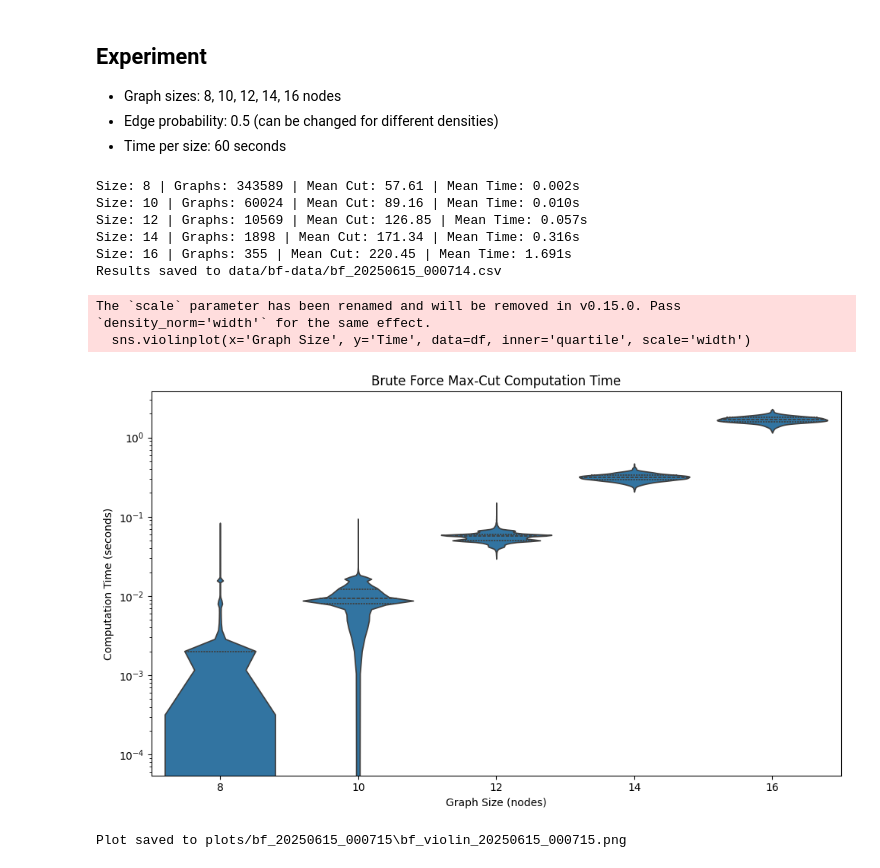
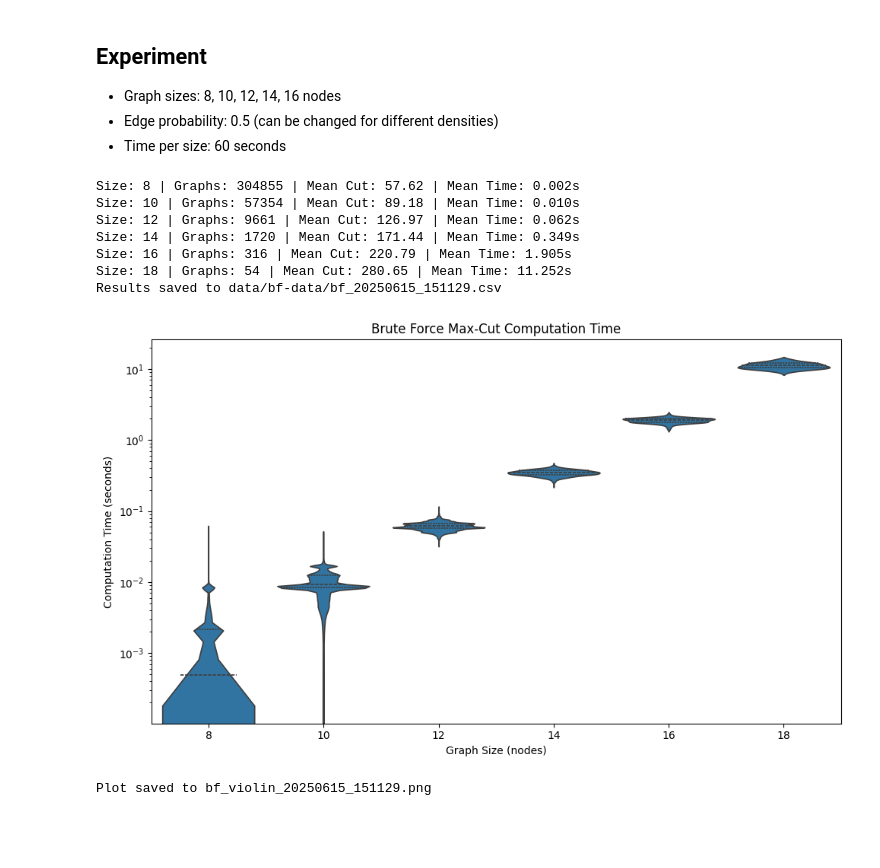
Before and after one commit to wujciak/DiscreteMath, a Jupyter notebook: max-cut/bruteforce-maxcut.ipynb, the cells around one changed output. Saved outputs shown, nothing was run; the diff lists cells and outputs as text; code cells hidden in the pictures; blank space fills up the shorter version.

```diff
--- a/max-cut/bruteforce-maxcut.ipynb
+++ b/max-cut/bruteforce-maxcut.ipynb
@@ -65,50 +65,48 @@ def run_bruteforce_experiment_time_budget(sizes, edge_prob=0.5, time_per_size=42
 - Edge probability: 0.5 (can be changed for different densities)
 - Time per size: 60 seconds
 # %%
-sizes = [8, 10, 12, 14, 16]
+sizes = [8, 10, 12, 14, 16, 18]
 edge_prob = 0.5
 time_per_size = 600  # seconds
 # 6 sizes with 600 seconds each = 1 hour total
 
 cut_values, times = run_bruteforce_experiment_time_budget(sizes, edge_prob, time_per_size)
 
 df = pd.DataFrame({
     'Graph Size': sum([[size]*len(vals) for size, vals in zip(sizes, cut_values)], []),
     'Cut Value': sum(cut_values, []),
     'Time': sum(times, [])
 })
 
 # Save CSV
 os.makedirs("data/bf-data", exist_ok=True)
 timestamp = datetime.now().strftime("%Y%m%d_%H%M%S")
 csv_path = f"data/bf-data/bf_{timestamp}.csv"
 df.to_csv(csv_path, index=False)
 print(f"Results saved to {csv_path}")
 
 # Save plot
+os.makedirs("plots/bf-plots", exist_ok=True)
 timestamp = datetime.now().strftime("%Y%m%d_%H%M%S")
-plot_dir = f"plots/bf_{timestamp}"
-os.makedirs(plot_dir, exist_ok=True)
-plot_path = os.path.join(plot_dir, f"bf_violin_{timestamp}.png")
+plot_path = f"bf_violin_{timestamp}.png"
 
 plt.figure(figsize=(10,6))
 sns.violinplot(x='Graph Size', y='Time', data=df, inner='quartile', density_norm='width')
 plt.title('Brute Force Max-Cut Computation Time')
 plt.xlabel('Graph Size (nodes)')
 plt.ylabel('Computation Time (seconds)')
 plt.yscale('log')
 plt.tight_layout()
 plt.savefig(plot_path)
 plt.show()
 print(f"Plot saved to {plot_path}")
 # %% [output]
-Size: 8 | Graphs: 343589 | Mean Cut: 57.61 | Mean Time: 0.002s
-Size: 10 | Graphs: 60024 | Mean Cut: 89.16 | Mean Time: 0.010s
-Size: 12 | Graphs: 10569 | Mean Cut: 126.85 | Mean Time: 0.057s
-Size: 14 | Graphs: 1898 | Mean Cut: 171.34 | Mean Time: 0.316s
-Size: 16 | Graphs: 355 | Mean Cut: 220.45 | Mean Time: 1.691s
-Results saved to data/bf-data/bf_20250615_000714.csv
+Size: 8 | Graphs: 304855 | Mean Cut: 57.62 | Mean Time: 0.002s
+Size: 10 | Graphs: 57354 | Mean Cut: 89.18 | Mean Time: 0.010s
+Size: 12 | Graphs: 9661 | Mean Cut: 126.97 | Mean Time: 0.062s
+Size: 14 | Graphs: 1720 | Mean Cut: 171.44 | Mean Time: 0.349s
+Size: 16 | Graphs: 316 | Mean Cut: 220.79 | Mean Time: 1.905s
+Size: 18 | Graphs: 54 | Mean Cut: 280.65 | Mean Time: 11.252s
+Results saved to data/bf-data/bf_20250615_151129.csv
+[figure, new version]
-The `scale` parameter has been renamed and will be removed in v0.15.0. Pass `density_norm='width'` for the same effect.
-  sns.violinplot(x='Graph Size', y='Time', data=df, inner='quartile', scale='width')
+Plot saved to bf_violin_20250615_151129.png
-[figure, old version]
-Plot saved to plots/bf_20250615_000715\bf_violin_20250615_000715.png
```
Also changed, not shown: 11 other files.
